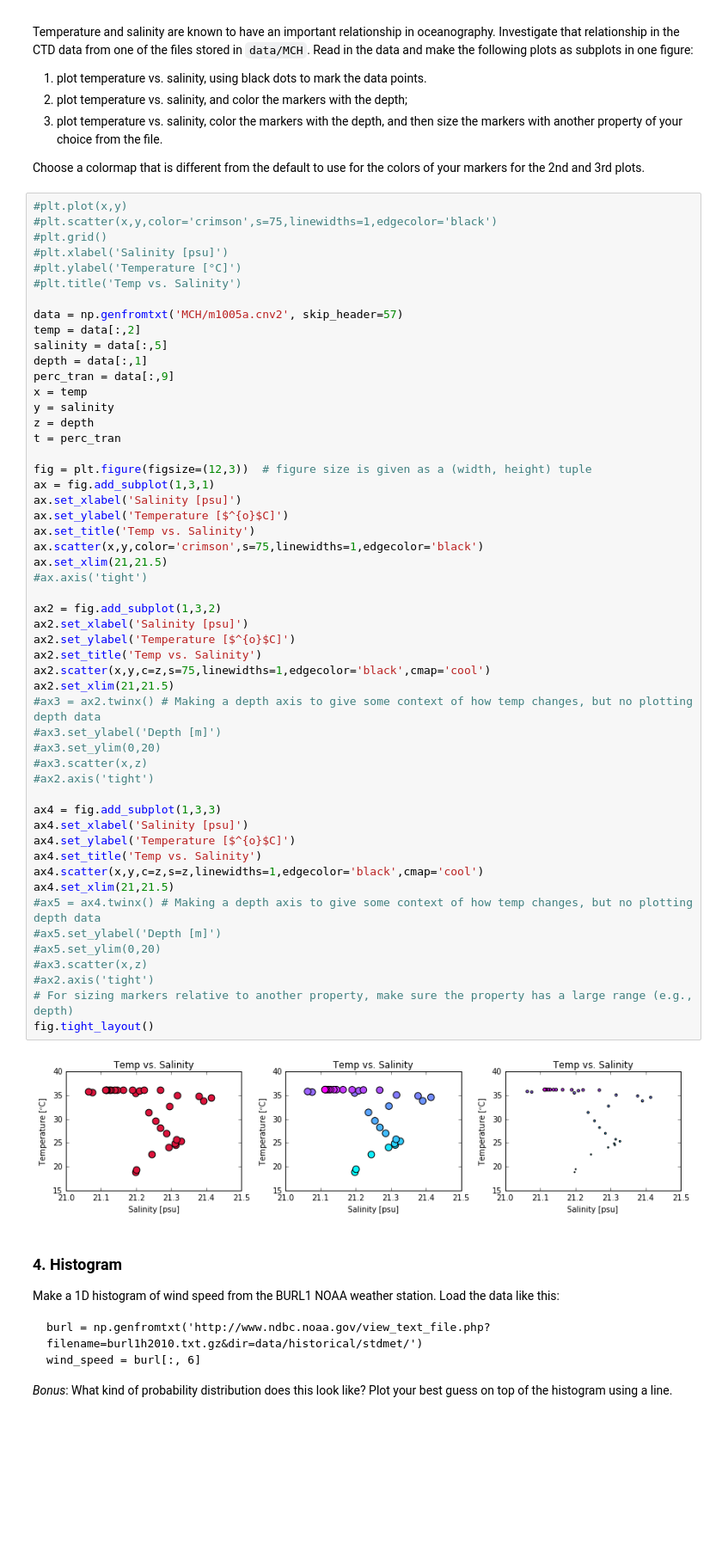
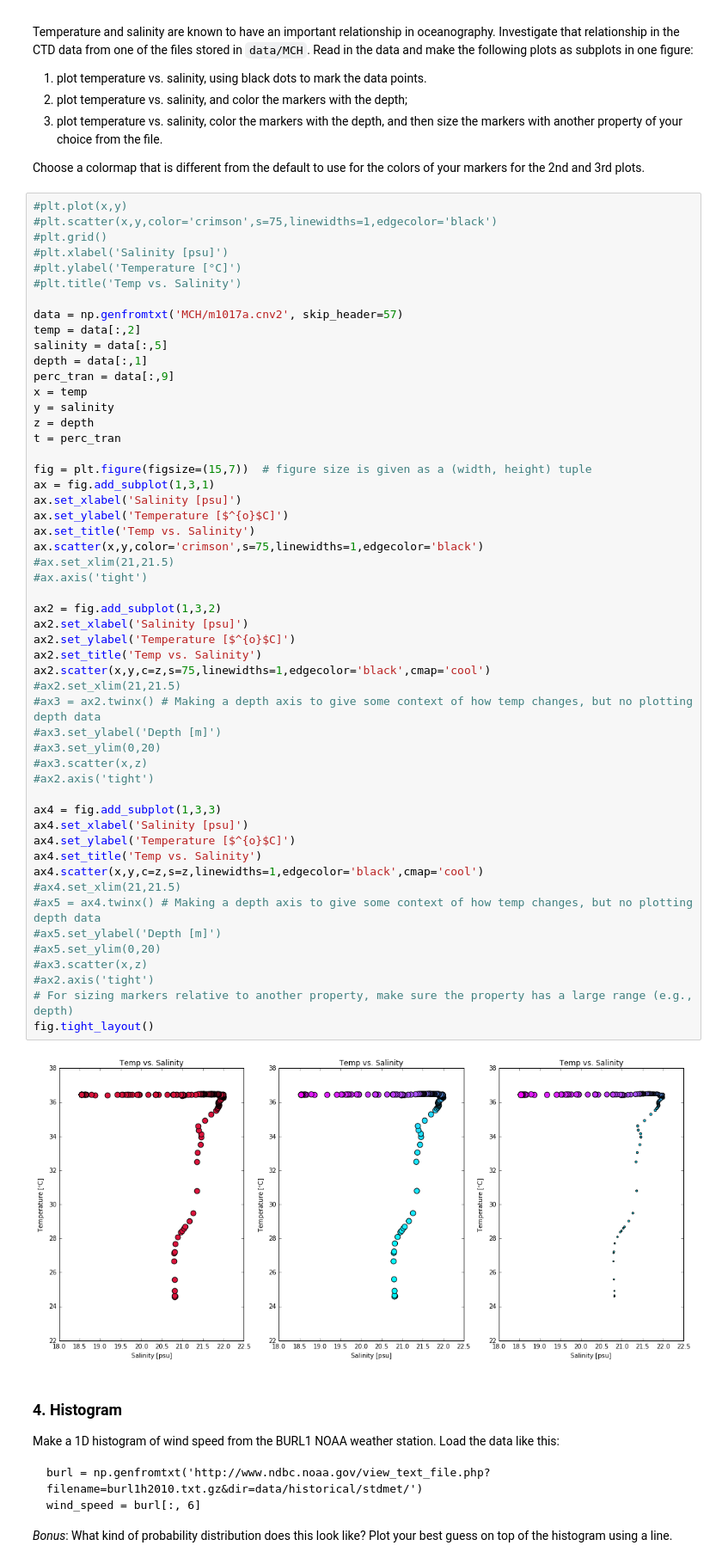
Before and after one commit to johntamu/python4geosciences-hw, a Jupyter notebook: hw04-solutions.ipynb, the cells around one changed output. Shown at 86% size. Cells and saved outputs as stored; diff of their text form; blank space fills up the shorter version.

```diff
--- a/hw04-solutions.ipynb
+++ b/hw04-solutions.ipynb
@@ -67,7 +69,7 @@ Choose a colormap that is different from the default to use for the colors of yo
 #plt.ylabel('Temperature [°C]')
 #plt.title('Temp vs. Salinity')
 
-data = np.genfromtxt('MCH/m1005a.cnv2', skip_header=57)
+data = np.genfromtxt('MCH/m1017a.cnv2', skip_header=57)
 temp = data[:,2]
 salinity = data[:,5]
 depth = data[:,1]
@@ -77,42 +79,42 @@ y = salinity
 z = depth
 t = perc_tran
 
-fig = plt.figure(figsize=(12,3))  # figure size is given as a (width, height) tuple
+fig = plt.figure(figsize=(15,7))  # figure size is given as a (width, height) tuple
 ax = fig.add_subplot(1,3,1)
 ax.set_xlabel('Salinity [psu]')
 ax.set_ylabel('Temperature [$^{o}$C]')
 ax.set_title('Temp vs. Salinity')
 ax.scatter(x,y,color='crimson',s=75,linewidths=1,edgecolor='black')
-ax.set_xlim(21,21.5)
+#ax.set_xlim(21,21.5)
 #ax.axis('tight')
 
 ax2 = fig.add_subplot(1,3,2)
 ax2.set_xlabel('Salinity [psu]')
 ax2.set_ylabel('Temperature [$^{o}$C]')
 ax2.set_title('Temp vs. Salinity')
 ax2.scatter(x,y,c=z,s=75,linewidths=1,edgecolor='black',cmap='cool')
-ax2.set_xlim(21,21.5)
+#ax2.set_xlim(21,21.5)
 #ax3 = ax2.twinx() # Making a depth axis to give some context of how temp changes, but no plotting depth data
 #ax3.set_ylabel('Depth [m]')
 #ax3.set_ylim(0,20)
 #ax3.scatter(x,z)
 #ax2.axis('tight')
 
 ax4 = fig.add_subplot(1,3,3)
 ax4.set_xlabel('Salinity [psu]')
 ax4.set_ylabel('Temperature [$^{o}$C]')
 ax4.set_title('Temp vs. Salinity')
 ax4.scatter(x,y,c=z,s=z,linewidths=1,edgecolor='black',cmap='cool')
-ax4.set_xlim(21,21.5)
+#ax4.set_xlim(21,21.5)
 #ax5 = ax4.twinx() # Making a depth axis to give some context of how temp changes, but no plotting depth data
 #ax5.set_ylabel('Depth [m]')
 #ax5.set_ylim(0,20)
 #ax3.scatter(x,z)
 #ax2.axis('tight')
 # For sizing markers relative to another property, make sure the property has a large range (e.g., depth)
 fig.tight_layout()
 # %% [output]
-[figure, old version]
+[figure, new version]
 # %% [markdown]
 ### 4. Histogram
 
```
Also changed, not shown: parts of 4 cells of this notebook.
